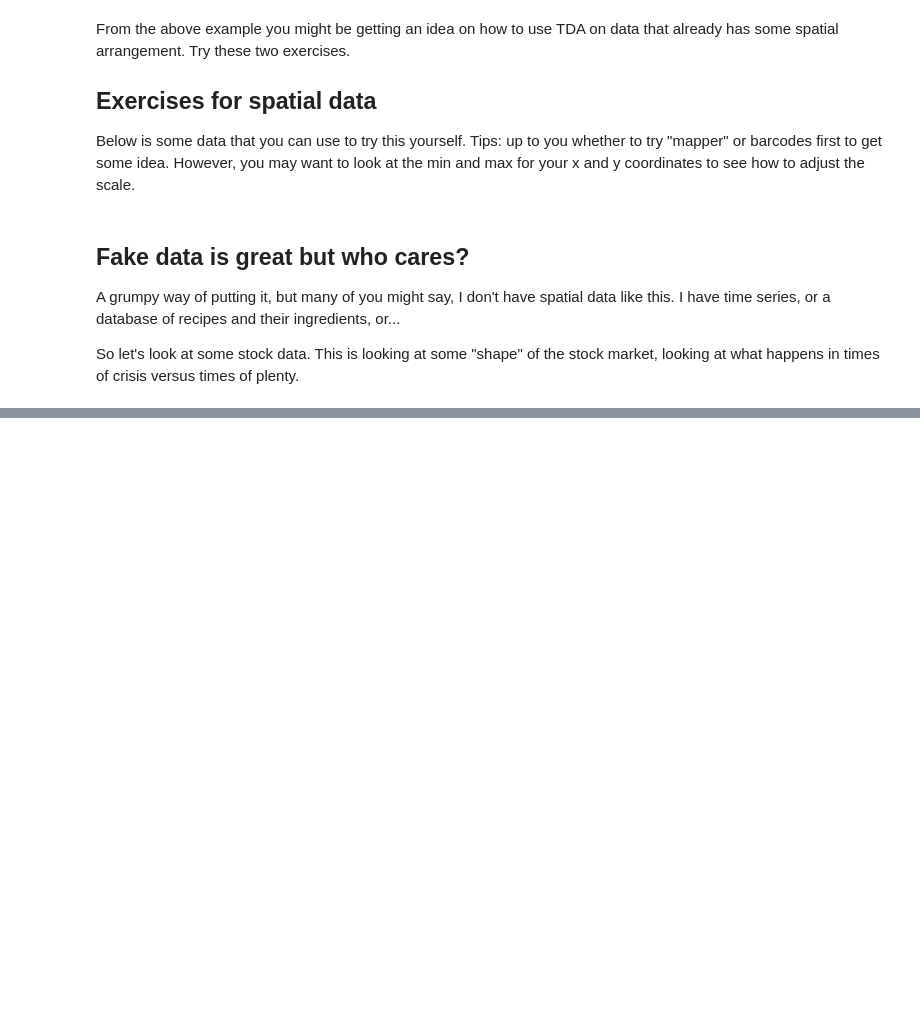
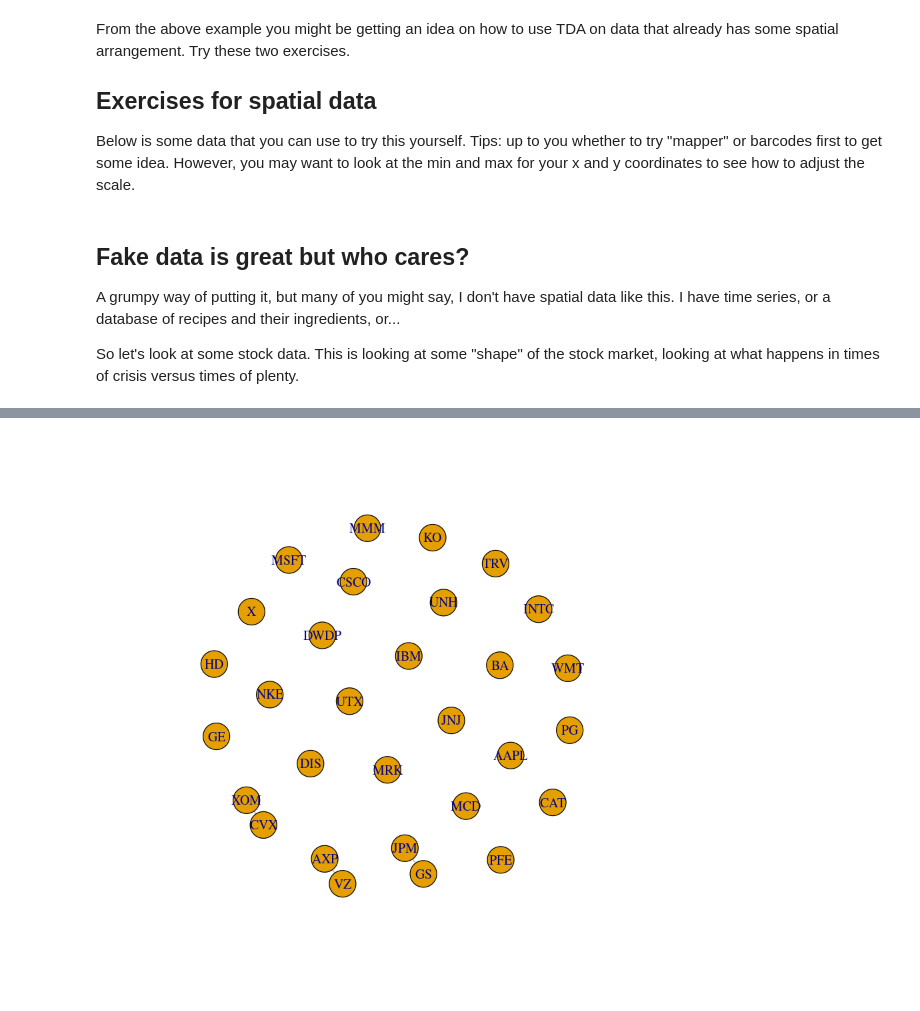
Before and after one commit to kaitai/dockerfile-r, a Jupyter notebook: TopologicalDataAnalysisDayOfData.ipynb, the cells around one changed output, grey strips where cells are left out. Saved outputs shown, nothing was run; the diff lists cells and outputs as text; code cells hidden in the pictures; blank space fills up the shorter version.

```diff
--- a/TopologicalDataAnalysisDayOfData.ipynb
+++ b/TopologicalDataAnalysisDayOfData.ipynb
@@ -167,0 +199,15 @@ ERROR: Error in is.data.frame(x): object 'logrets' not found
+# %%
+
+transformedcor200 <- sqrt(2*(then200cor+1))
+transformedcor1000 <- sqrt(2*(then1000cor+1))
+transformedcor1200 <- sqrt(2*(then1200cor+1))
+# %%
+# days 200-300 or so
+superlevel200 <- ifelse (transformedcor200>1.8, transformedcor200,0)
+network200=graph_from_adjacency_matrix(superlevel200,
+        weighted=TRUE,
+        mode="undirected",
+        diag=F)
+plot(network200)
+# %% [output]
+[figure, added]
```
Also changed, not shown: parts of 12 cells of this notebook, 1 other file.
